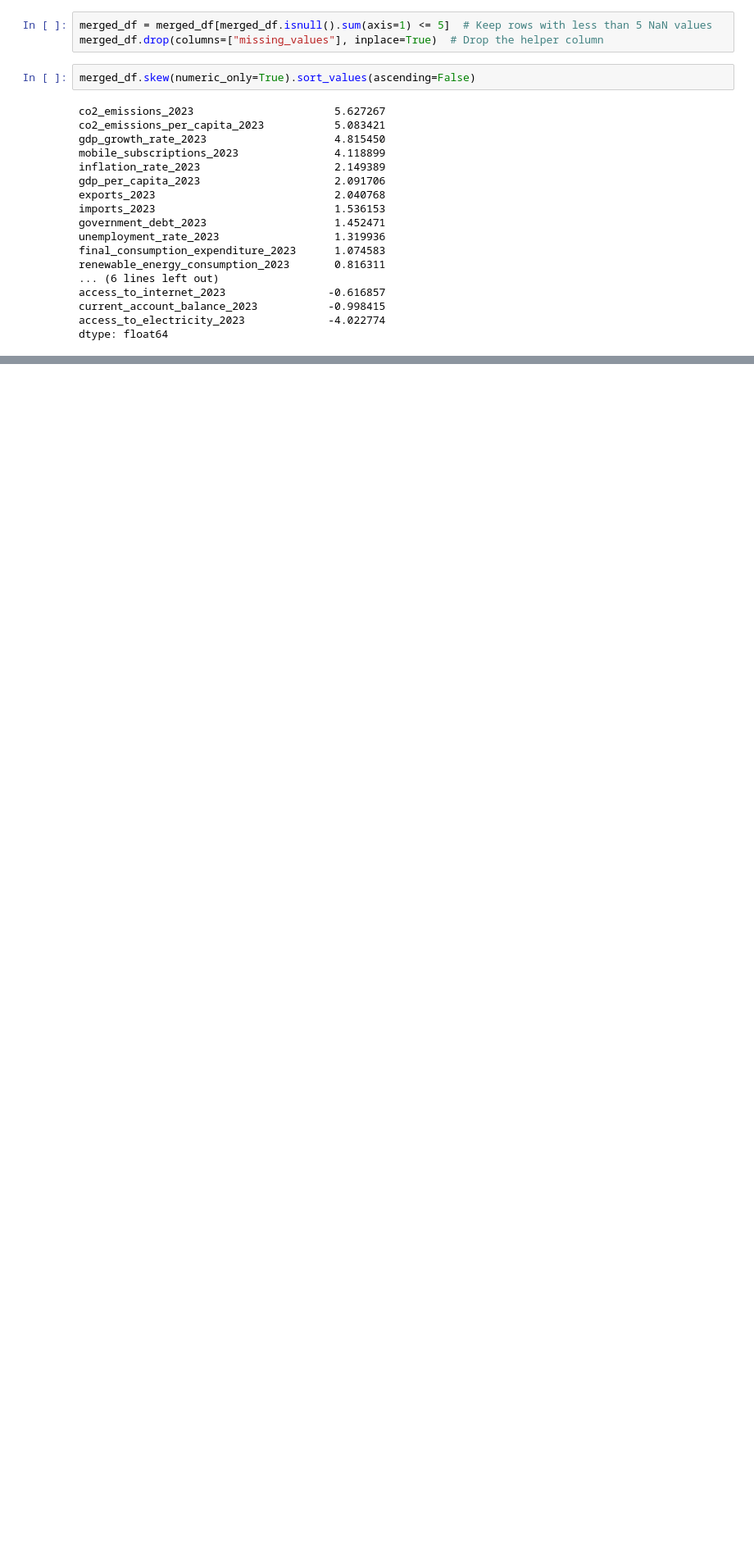
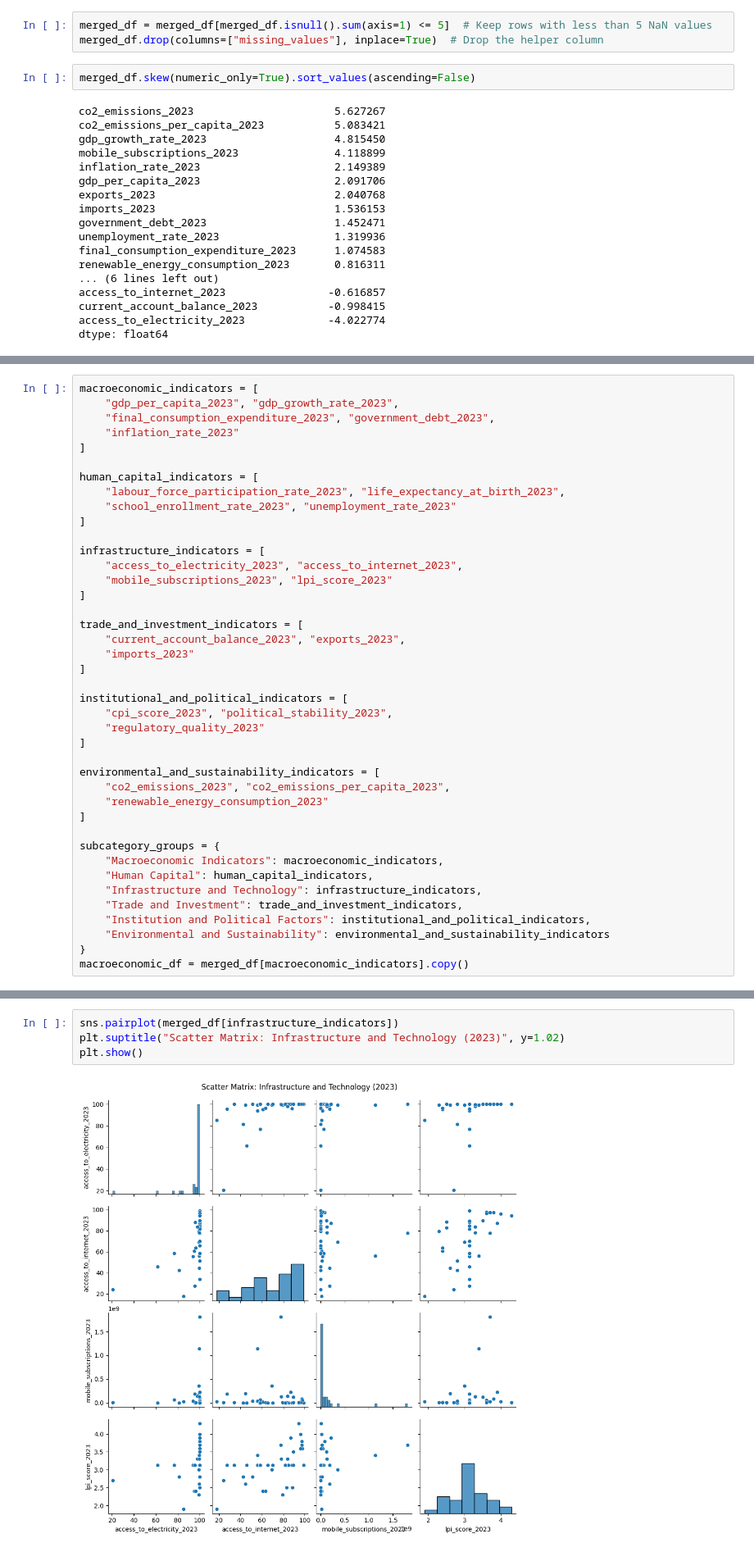
Before and after one commit to Terrie-png/DAV_CA1, a Jupyter notebook: main.ipynb, the cells around one changed output, grey strips where cells are left out. Shown at 82% size. Cells and saved outputs as stored; diff of their text form; blank space fills up the shorter version.

```diff
--- a/main.ipynb
+++ b/main.ipynb
@@ -536,0 +512,41 @@ for col in merged_df.columns:
+# %%
+macroeconomic_indicators = [
+    "gdp_per_capita_2023", "gdp_growth_rate_2023",
+    "final_consumption_expenditure_2023", "government_debt_2023",
+    "inflation_rate_2023"
+]
+
+human_capital_indicators = [
+    "labour_force_participation_rate_2023", "life_expectancy_at_birth_2023",
+    "school_enrollment_rate_2023", "unemployment_rate_2023"
+]
+
+infrastructure_indicators = [
+    "access_to_electricity_2023", "access_to_internet_2023",
+    "mobile_subscriptions_2023", "lpi_score_2023"
+]
+
+trade_and_investment_indicators = [
+    "current_account_balance_2023", "exports_2023",
+    "imports_2023"
+]
+
+institutional_and_political_indicators = [
+    "cpi_score_2023", "political_stability_2023",
+    "regulatory_quality_2023"
+]
+
+environmental_and_sustainability_indicators = [
+    "co2_emissions_2023", "co2_emissions_per_capita_2023",
+    "renewable_energy_consumption_2023"
+]
+
+subcategory_groups = {
+    "Macroeconomic Indicators": macroeconomic_indicators,
+    "Human Capital": human_capital_indicators,
+    "Infrastructure and Technology": infrastructure_indicators,
+    "Trade and Investment": trade_and_investment_indicators,
+    "Institution and Political Factors": institutional_and_political_indicators,
+    "Environmental and Sustainability": environmental_and_sustainability_indicators
+}
+macroeconomic_df = merged_df[macroeconomic_indicators].copy()
@@ -536,0 +695,6 @@ for col in merged_df.columns:
+# %%
+sns.pairplot(merged_df[infrastructure_indicators])
+plt.suptitle("Scatter Matrix: Infrastructure and Technology (2023)", y=1.02)
+plt.show()
+# %% [output]
+[figure, added]
```
Also changed, not shown: parts of 18 cells of this notebook.
